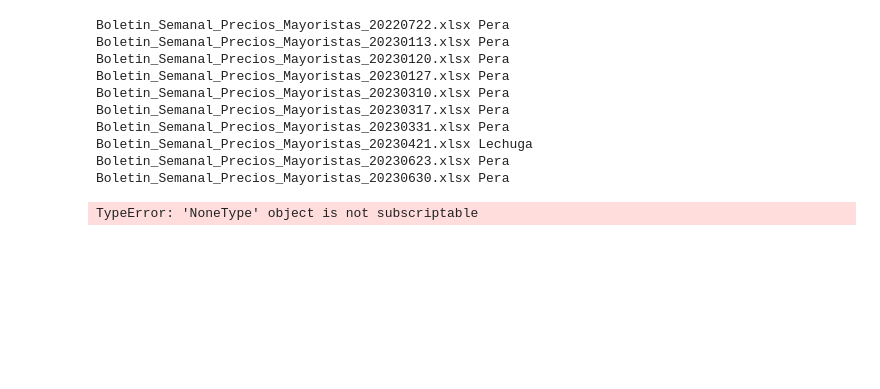
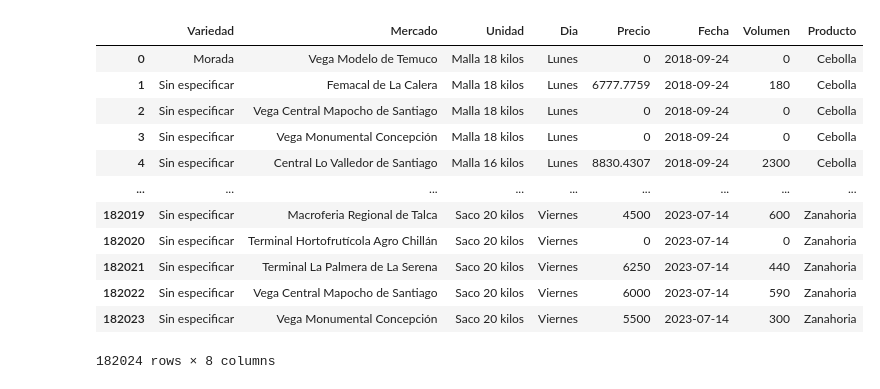
Before and after one commit to sebastiantare/fruitAndVegAnalysis, a Jupyter notebook: ProcessFiles.ipynb, the cells around one changed output. Saved outputs shown, nothing was run; the diff lists cells and outputs as text; code cells hidden in the pictures; blank space fills up the shorter version.

```diff
--- a/ProcessFiles.ipynb
+++ b/ProcessFiles.ipynb
@@ -141,14 +147,18 @@ def readAllFiles(files_paths):
     return result_df
 # %%
 df = readAllFiles(sorted_data)
+df
 # %% [output]
+|  | Variedad | Mercado | Unidad | Dia | Precio | Fecha | Volumen | Producto |
+| 0 | Morada | Vega Modelo de Temuco | Malla 18 kilos | Lunes | 0 | 2018-09-24 | 0 | Cebolla |
+| 1 | Sin especificar | Femacal de La Calera | Malla 18 kilos | Lunes | 6777.7759 | 2018-09-24 | 180 | Cebolla |
+| 2 | Sin especificar | Vega Central Mapocho de Santiago | Malla 18 kilos | Lunes | 0 | 2018-09-24 | 0 | Cebolla |
+| 3 | Sin especificar | Vega Monumental Concepción | Malla 18 kilos | Lunes | 0 | 2018-09-24 | 0 | Cebolla |
+| 4 | Sin especificar | Central Lo Valledor de Santiago | Malla 16 kilos | Lunes | 8830.4307 | 2018-09-24 | 2300 | Cebolla |
+| ... | ... | ... | ... | ... | ... | ... | ... | ... |
+| 182019 | Sin especificar | Macroferia Regional de Talca | Saco 20 kilos | Viernes | 4500 | 2023-07-14 | 600 | Zanahoria |
+| 182020 | Sin especificar | Terminal Hortofrutícola Agro Chillán | Saco 20 kilos | Viernes | 0 | 2023-07-14 | 0 | Zanahoria |
+| 182021 | Sin especificar | Terminal La Palmera de La Serena | Saco 20 kilos | Viernes | 6250 | 2023-07-14 | 440 | Zanahoria |
+| 182022 | Sin especificar | Vega Central Mapocho de Santiago | Saco 20 kilos | Viernes | 6000 | 2023-07-14 | 590 | Zanahoria |
+| 182023 | Sin especificar | Vega Monumental Concepción | Saco 20 kilos | Viernes | 5500 | 2023-07-14 | 300 | Zanahoria |
-Boletin_Semanal_Precios_Mayoristas_20220722.xlsx Pera
-Boletin_Semanal_Precios_Mayoristas_20230113.xlsx Pera
-Boletin_Semanal_Precios_Mayoristas_20230120.xlsx Pera
-Boletin_Semanal_Precios_Mayoristas_20230127.xlsx Pera
-Boletin_Semanal_Precios_Mayoristas_20230310.xlsx Pera
-Boletin_Semanal_Precios_Mayoristas_20230317.xlsx Pera
-Boletin_Semanal_Precios_Mayoristas_20230331.xlsx Pera
-Boletin_Semanal_Precios_Mayoristas_20230421.xlsx Lechuga
-Boletin_Semanal_Precios_Mayoristas_20230623.xlsx Pera
-Boletin_Semanal_Precios_Mayoristas_20230630.xlsx Pera
+182024 rows × 8 columns
@@ -159,5 +164,0 @@ df['Total'] = df['Precio'] * df['Volumen']
-# %%
-# A questions arises: Why is there a volume in the same datapoint where price is 0?
-df[(df['Precio'] == 0) & (df['Volumen'] > 0)]
-# %% [output]
-TypeError: 'NoneType' object is not subscriptable
```
Also changed, not shown: parts of 16 cells of this notebook, 7 other files.
